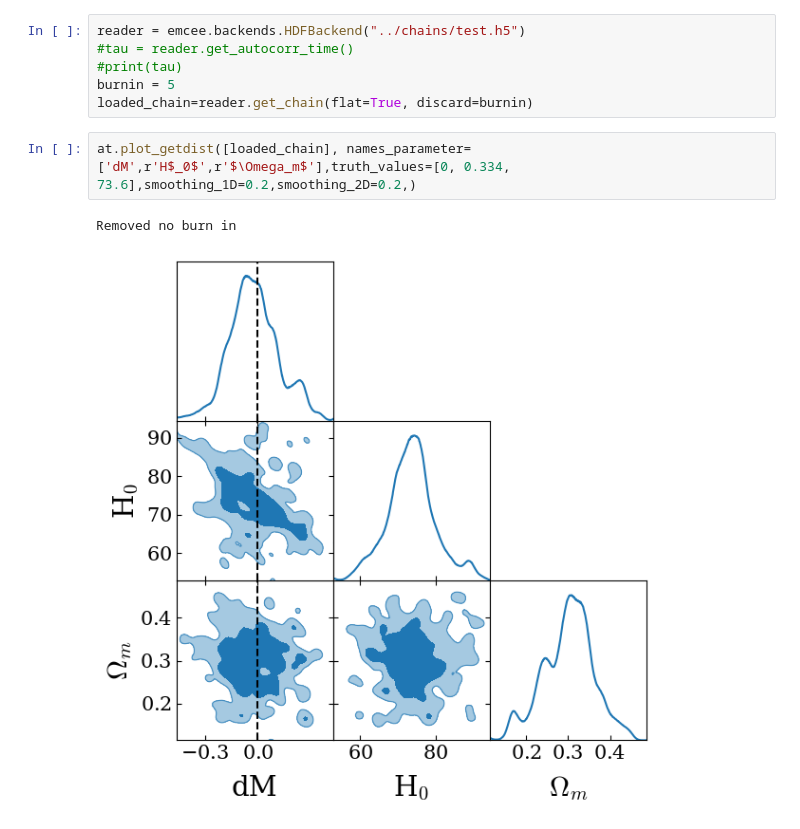
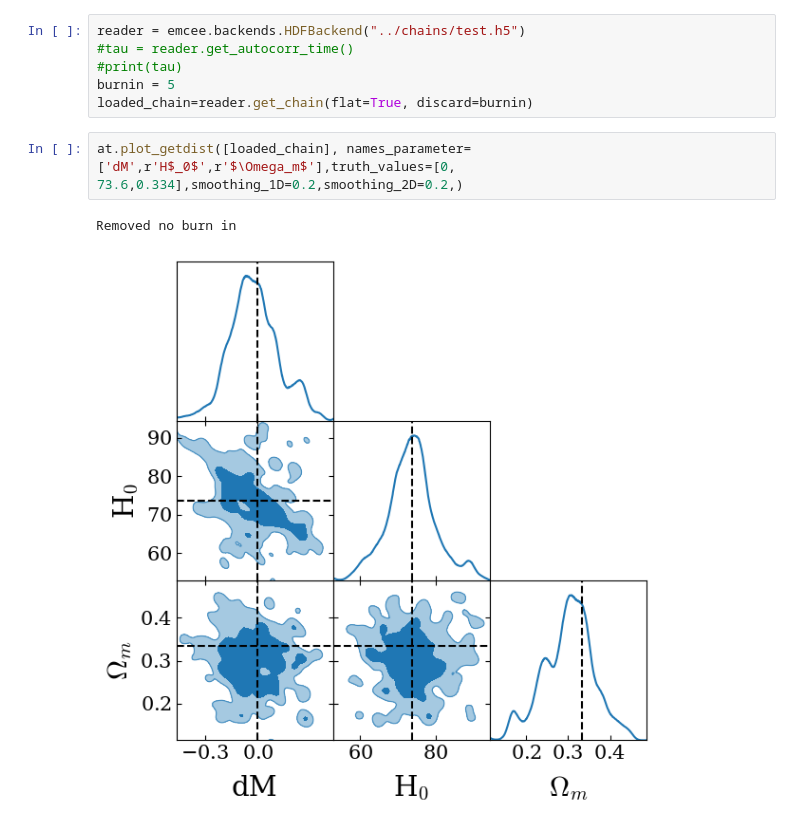
Before and after one commit to fsorrenti/scoutpip, a Jupyter notebook: notebooks/exaple_notebook.ipynb, the cells around one changed output. Cells and saved outputs as stored; diff of their text form.

```diff
--- a/notebooks/exaple_notebook.ipynb
+++ b/notebooks/exaple_notebook.ipynb
@@ -255,7 +255,7 @@ reader = emcee.backends.HDFBackend("../chains/test.h5")
 burnin = 5
 loaded_chain=reader.get_chain(flat=True, discard=burnin)
 # %%
-at.plot_getdist([loaded_chain], names_parameter=['dM',r'H$_0$',r'$\Omega_m$'],truth_values=[0, 0.334, 73.6],smoothing_1D=0.2,smoothing_2D=0.2,)
+at.plot_getdist([loaded_chain], names_parameter=['dM',r'H$_0$',r'$\Omega_m$'],truth_values=[0,  73.6,0.334],smoothing_1D=0.2,smoothing_2D=0.2,)
 # %% [output]
 Removed no burn in
-[figure, old version]
+[figure, new version]
```
